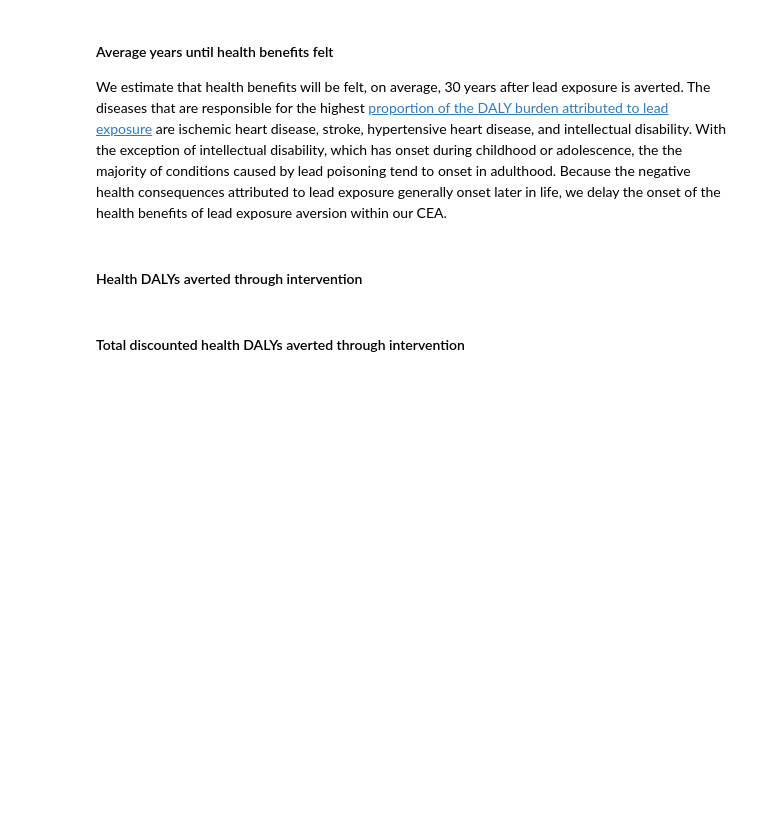
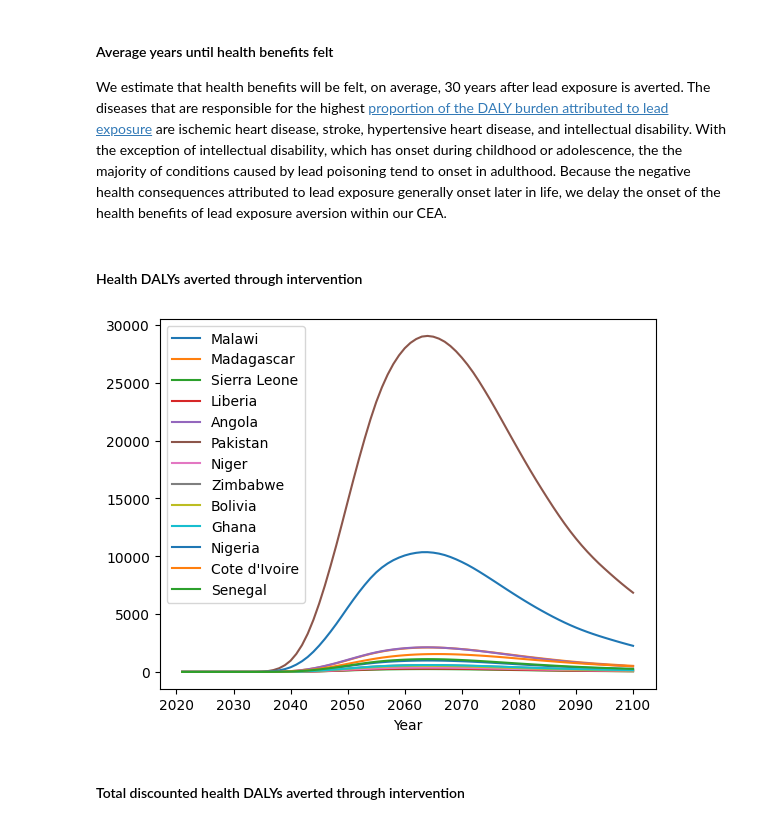
Before and after one commit to ordinaryevidence/leep-cea-2024, a Jupyter notebook: main.ipynb, the cells around one changed output. Cells and saved outputs as stored; diff of their text form; code cells hidden in the pictures; blank space fills up the shorter version.

```diff
--- a/main.ipynb
+++ b/main.ipynb
@@ -564,6 +580,10 @@ for sample in SAMPLES:
         .shift(average_years_until_health_benefits_felt[sample].astype(np.int64), axis=0, fill_value=0) \
         .mul(increase_in_bll_from_living_in_a_home_with_lead_paint, level=0, axis=0) \
         .mul(health_dalys_per_childhood_bll, level=0, axis=1)
+# %%
+_ = health_dalys_averted_through_intervention.groupby("Year").mean().plot()
+# %% [output]
+[figure, added]
 # %% [markdown]
 #### Total discounted health DALYs averted through intervention
 # %%
```
Also changed, not shown: parts of 19 cells of this notebook.
